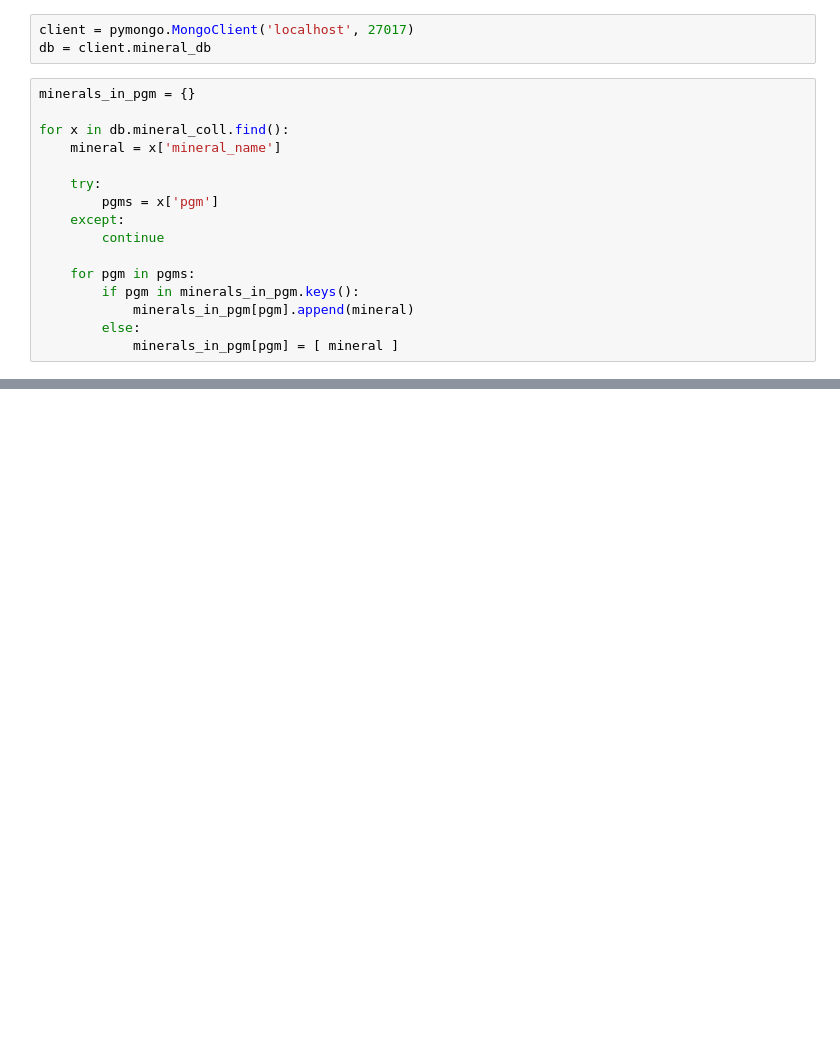
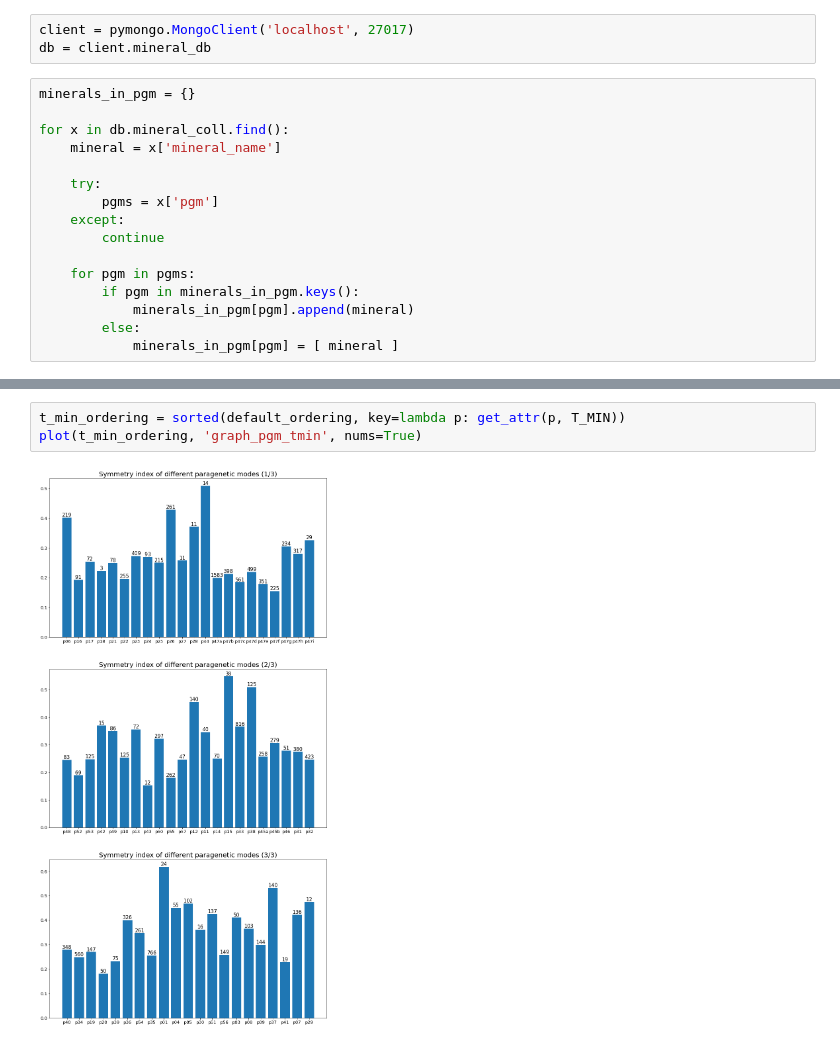
Before and after one commit to NoaVidovic/pgm-symmetry-analysis, a Jupyter notebook: data_analysis.ipynb, the cells around one changed output, grey strips where cells are left out. Cells and saved outputs as stored; diff of their text form; blank space fills up the shorter version.

```diff
--- a/data_analysis.ipynb
+++ b/data_analysis.ipynb
@@ -89,0 +121,5 @@ plt.savefig('results/graph_pgm.png')
+# %%
+t_min_ordering = sorted(default_ordering, key=lambda p: get_attr(p, T_MIN))
+plot(t_min_ordering, 'graph_pgm_tmin', nums=True)
+# %% [output]
+[figure, added]
```
Also changed, not shown: parts of 10 cells of this notebook, 3 other files.
